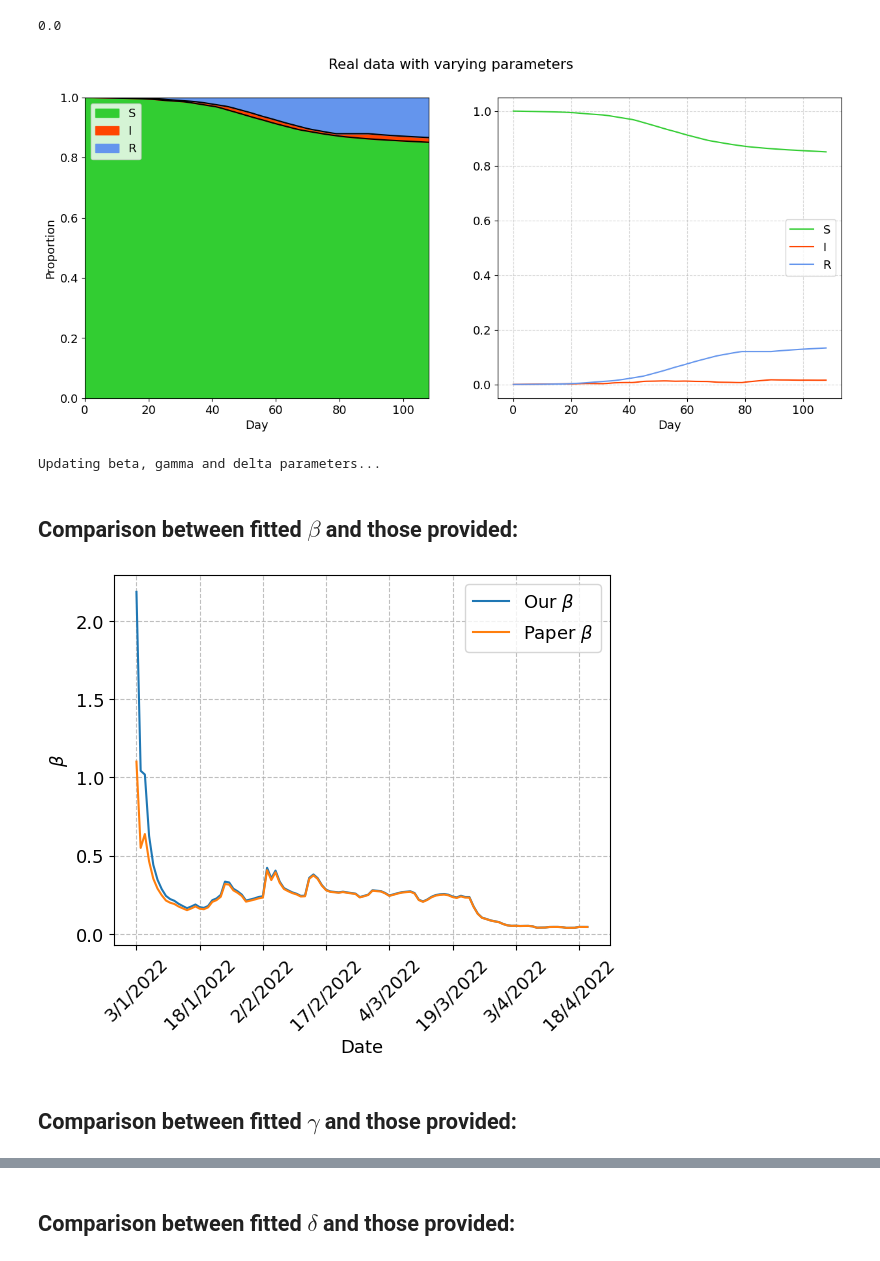
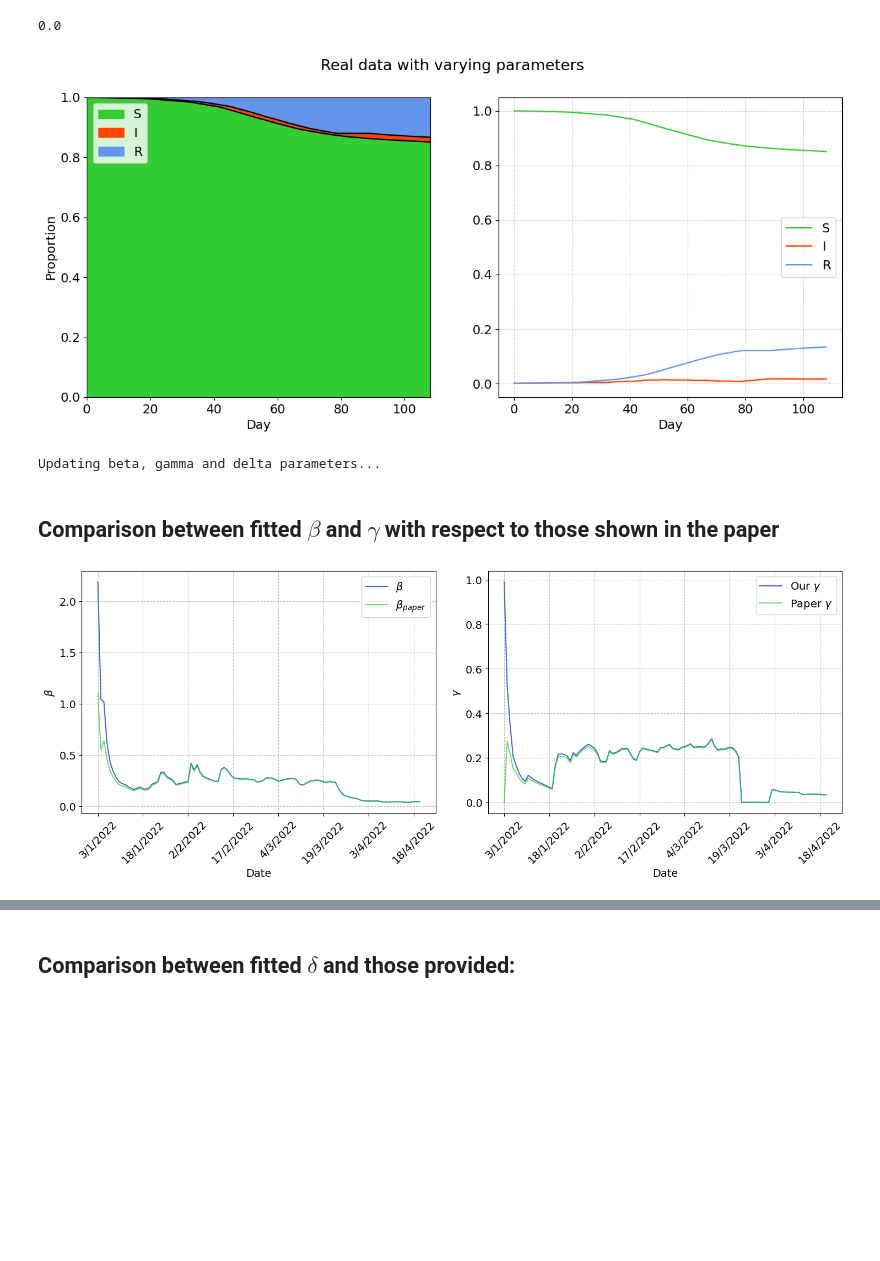
Before and after one commit to s1m0n32001/BayesianSIR, a Jupyter notebook: final.ipynb, the cells around one changed output, grey strips where cells are left out. Cells and saved outputs as stored; diff of their text form; code cells hidden in the pictures; blank space fills up the shorter version.

```diff
--- a/final.ipynb
+++ b/final.ipynb
@@ -7,7 +7,7 @@ from Bayesian_SIR import Bayesian_SIR
 import pandas as pd
 from pysmooth import smooth
 import csv
-plt.rcParams['font.size'] = 13
+plt.rcParams['font.size'] = 14
 # %% [markdown]
 ### Parameter initialization
 # %%
@@ -57,0 +58,2 @@ plt.plot(betas_mean);
+# %%
+colors = ["royalblue", "limegreen"]
@@ -99,13 +125,13 @@ data.to_csv('Singapore_new_smoothed.csv')
 # %%
 n_steps = 25_000
 p = 0.01
-T = T - 1
 burnin = 5_000
 thin = 10
 
-SIR_model_real.run(p, n_steps, burnin, thin, data_file='Singapore_new_smoothed.csv')
+SIR_model_real.run(p, n_steps, burnin, thin,
+                   data_file='Singapore_new_smoothed.csv', save='img')
 # %% [output]
-[figure, old version]
+[figure, new version]
 Updating beta, gamma and delta parameters...
 # %%
 deltas_samples_real = SIR_model_real.deltas_samples
@@ -114,22 +140,39 @@ rs_samples_real = SIR_model_real.rs_samples
 betas_samples_real = SIR_model_real.betas_samples
 gammas_samples_real = SIR_model_real.gammas_samples
 # %% [markdown]
-## Comparison between fitted $\beta$ and those provided:
+## Comparison between fitted $\beta$ and $\gamma$ with respect to those shown in the paper
 # %%
 betas_samples_real_mean = np.mean(betas_samples_real, axis=1)
 with open('Beta_all.csv', 'r') as f:
     reader = csv.reader(f)
     their_beta = list(reader)
 their_beta = np.array(their_beta[1:], dtype=np.double).mean(axis=0)
-plt.plot(betas_samples_real_mean, label=r'Our $\beta$')
-plt.plot(their_beta, label=r'Paper $\beta$')
-plt.xlabel('Date')
-plt.xticks(range(0, 109, 15), np.array(data.Date[::15]), rotation=45)
-plt.ylabel(r'$\beta$')
-plt.grid(ls='--', alpha=0.8)
-plt.legend()
+gammas_samples_real_mean = np.mean(gammas_samples_real, axis=1)
+with open('Gamma_all.csv', 'r') as f:
+    reader = csv.reader(f)
+    their_gamma = list(reader)
+their_gamma = np.array(their_gamma[1:], dtype=np.double).mean(axis=0)
+
+
+fig, ax = plt.subplots(1, 2, figsize=(15, 6))
+ax[0].plot(betas_samples_real_mean, label=r'$\beta$', color=colors[0])
+ax[0].plot(their_beta, label=r'$\beta_{paper}$', color=colors[1], alpha=0.7)
+ax[0].set_xlabel('Date')
+ax[0].set_xticks(range(0, 109, 15), np.array(data.Date[::15]), rotation=45)
+ax[0].set_ylabel(r'$\beta$')
+ax[0].grid(ls='--', alpha=0.8)
+ax[0].legend()
+
+ax[1].plot(gammas_samples_real_mean, label=r'Our $\gamma$', color=colors[0])
+ax[1].plot(their_gamma, label=r'Paper $\gamma$', color=colors[1], alpha=0.7)
+ax[1].set_xlabel('Date')
+ax[1].set_xticks(range(0, 109, 15), np.array(data.Date[::15]), rotation=45)
+ax[1].set_ylabel(r'$\gamma$')
+ax[1].grid(ls='--', alpha=0.8)
+ax[1].legend()
+
+plt.tight_layout()
+plt.savefig(f'img/beta_gamma_real_df.png', dpi=500)
 plt.show()
 # %% [output]
-[figure, old version]
+[figure, new version]
-# %% [markdown]
-## Comparison between fitted $\gamma$ and those provided:
```
Also changed, not shown: parts of 17 cells of this notebook, 9 other files.
